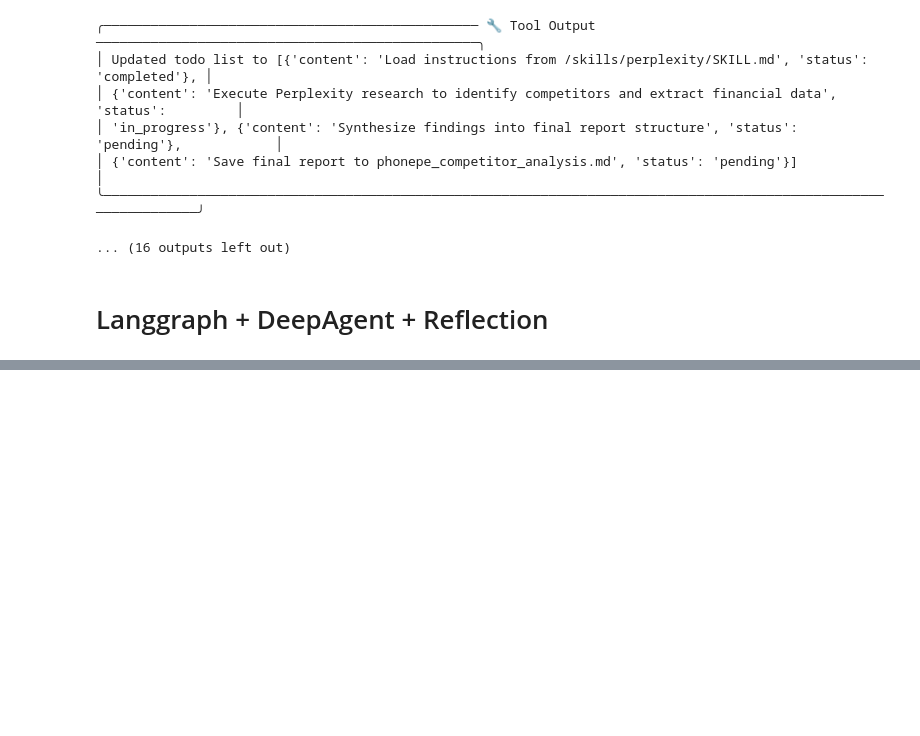
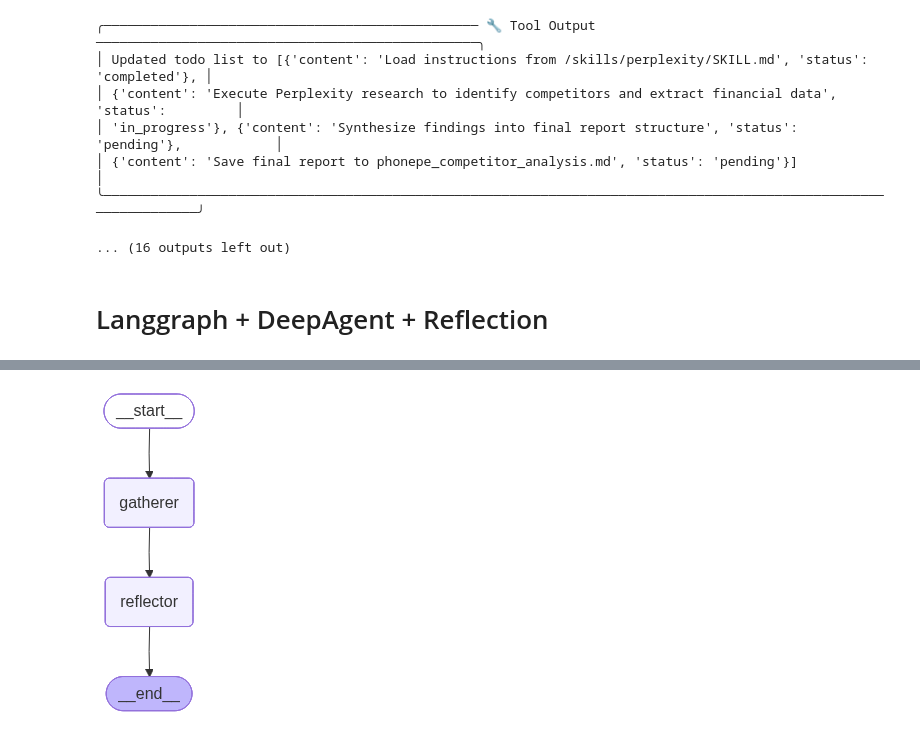
Before and after one commit to appu-hp/Report_Generation, a Jupyter notebook: Company_data_agent/test.ipynb, the cells around one changed output, grey strips where cells are left out. Saved outputs shown, nothing was run; the diff lists cells and outputs as text; code cells hidden in the pictures; blank space fills up the shorter version.

Commit message:
Updated test.ipynb to include LangGraph with DeepAgents and a reflection agent.

```diff
--- a/Company_data_agent/test.ipynb
+++ b/Company_data_agent/test.ipynb
@@ -7,8 +7,8 @@ load_dotenv()
 
 app = Vespa(
     url=os.getenv("VESPA_ENDPOINT"),
-    cert="/Users/shivamjogdand/Desktop/Learning/DeepAgents/Report_Generation_Git/Report_Generation/certs/public.pem",
-    key="/Users/shivamjogdand/Desktop/Learning/DeepAgents/Report_Generation_Git/Report_Generation/certs/private.pem"
+    cert=os.getenv("VESPA_CERT"),
+    key=os.getenv("VESPA_KEY")
 )
 # %%
 query = {
@@ -54,8 +54,8 @@ load_dotenv()
 
 app = Vespa(
     url=os.getenv("VESPA_ENDPOINT"),
-    cert="/Users/shivamjogdand/Desktop/Learning/DeepAgents/Report_Generation_Git/Report_Generation/certs/public.pem",
-    key="/Users/shivamjogdand/Desktop/Learning/DeepAgents/Report_Generation_Git/Report_Generation/certs/private.pem"
+    cert=os.getenv("VESPA_CERT"),
+    key=os.getenv("VESPA_KEY")
 )
 
 @tool
@@ -606,0 +647,8 @@ if __name__ == "__main__":
+# %%
+try:
+    from IPython.display import Image, display
+    display(Image(graph.get_graph().draw_mermaid_png()))
+except ImportError:
+    print("IPython is not available. Skipping graph display.")
+# %% [output]
+[figure, added]
```
Also changed, not shown: parts of 2 cells of this notebook, 9 other files.
